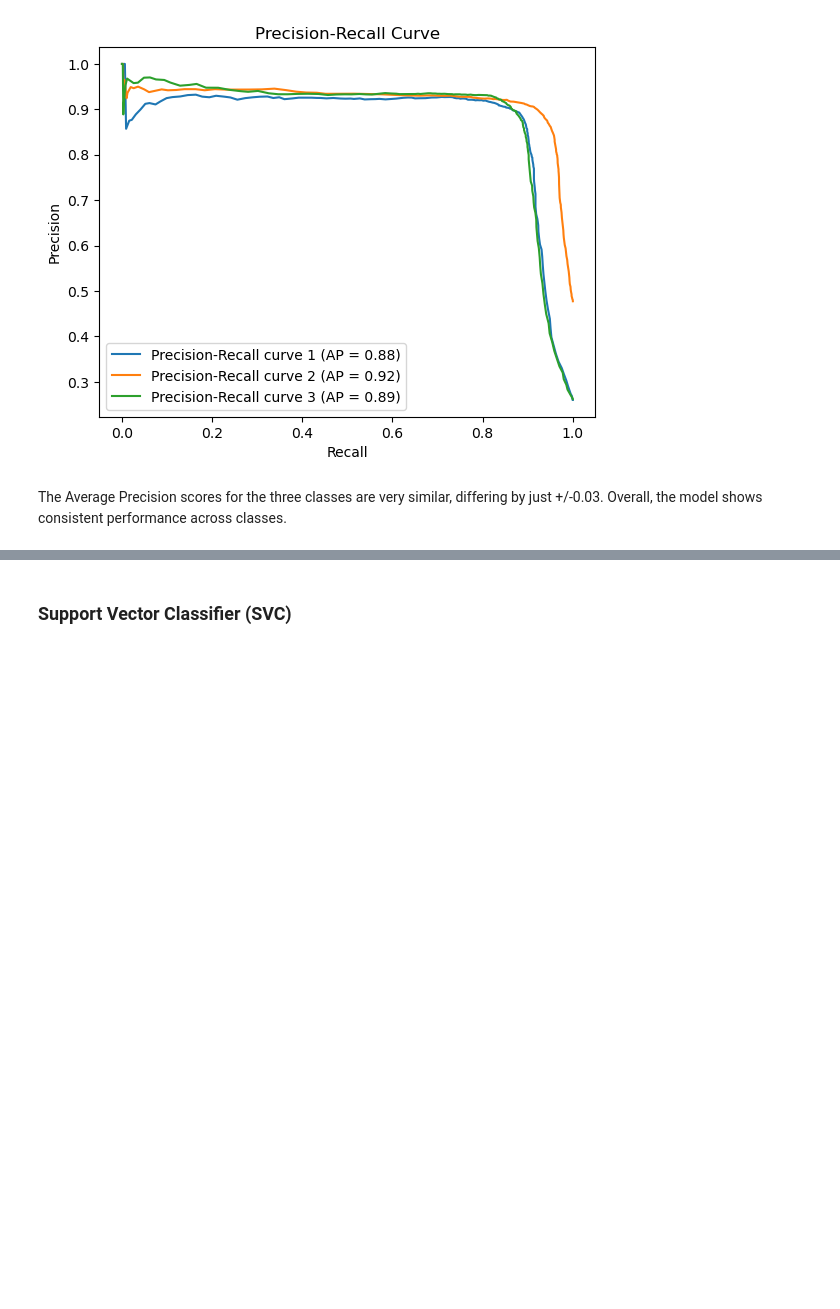
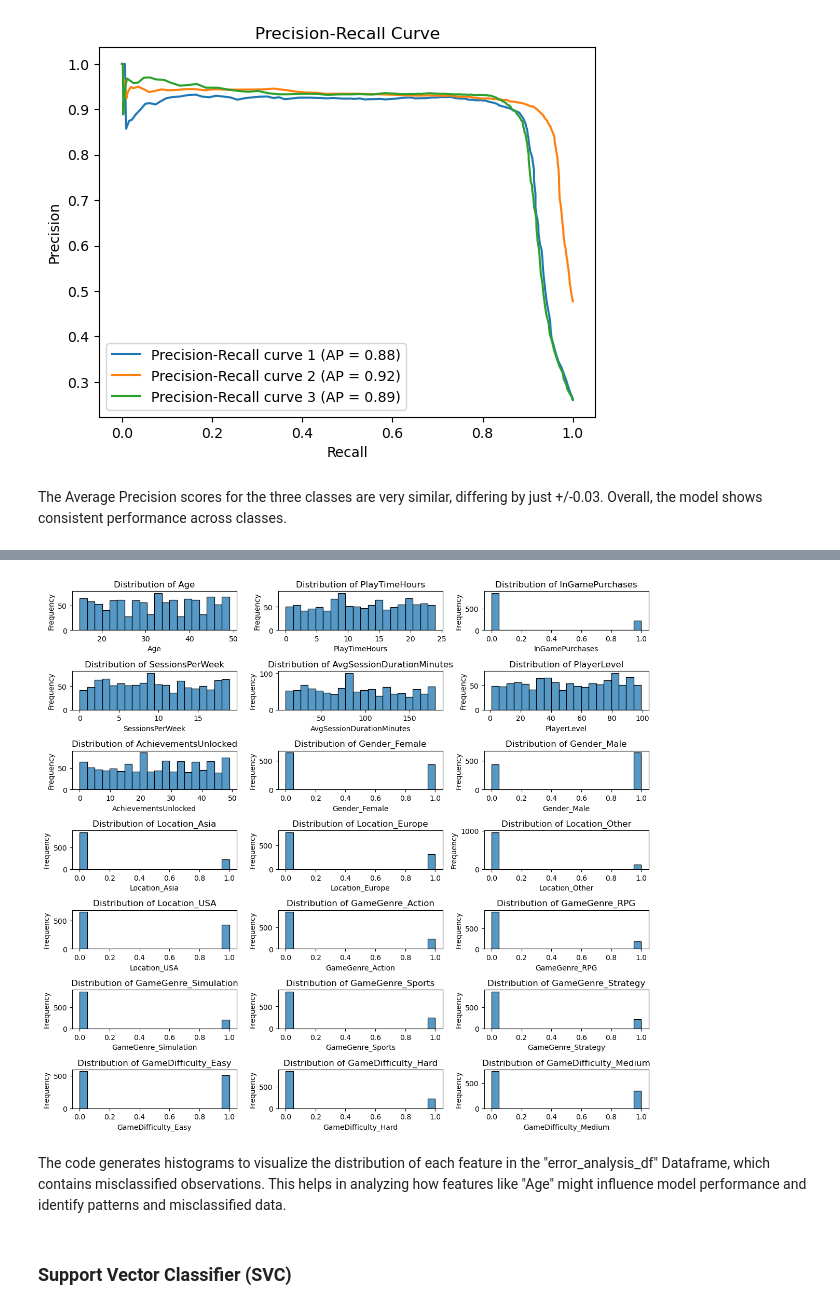
Before and after one commit to ayberkozcan/classification-exercises, a Jupyter notebook: Analyzing Gamer Behaviors/classification_gamer.ipynb, the cells around one changed output, grey strips where cells are left out. Drawn from its saved outputs; the diff is of its cells as text; code cells hidden in the pictures; blank space fills up the shorter version.

```diff
--- a/Analyzing Gamer Behaviors/classification_gamer.ipynb
+++ b/Analyzing Gamer Behaviors/classification_gamer.ipynb
@@ -379,6 +379,8 @@ RF Test Score:  0.8924967529223699
 
 from sklearn.preprocessing import label_binarize
 from sklearn.metrics import roc_auc_score, roc_curve
+
+y_pred_proba = best_rf_model.predict_proba(X_test)
 
 # Binarizing the true label for multi class classification
 y_test_binarized = label_binarize(y_test, classes=[1, 2, 3])
@@ -440,0 +474,10 @@ The Average Precision scores for the three classes are very similar, differing b
+# %%
+# Error Analysis
+
+misclassified = X_test[y_test != y_pred_rf]
+
+error_analysis_df = pd.DataFrame(misclassified, columns=X.columns)
+error_analysis_df["Actual"] = y_test[y_test != y_pred_rf]
+error_analysis_df["Predicted"] = y_pred_rf[y_test != y_pred_rf]
+
+print(error_analysis_df)
@@ -441,3 +502,27 @@ The Average Precision scores for the three classes are very similar, differing b
+# %%
+features = df.drop(columns=["EngagementLevel"]).columns
+
+fig, axes = plt.subplots(nrows=8, ncols=3, figsize=(12, 12), sharex=False, sharey=False)
+
+for i, feature in enumerate(features):
+    row = i // 3
+    col = i % 3
+    sns.histplot(error_analysis_df[feature], kde=False, bins=20, ax=axes[row, col])
+    axes[row, col].set_title(f'Distribution of {feature}')
+    axes[row, col].set_xlabel(feature)
+    axes[row, col].set_ylabel('Frequency')
+
+for i in range(len(features), 24):
+    row = i // 3
+    col = i % 3
+    fig.delaxes(axes[row, col])
+
+plt.tight_layout()
+plt.show()
+# %% [output]
+[figure, added]
+# %% [markdown]
+The code generates histograms to visualize the distribution of each feature in the "error_analysis_df" Dataframe, which contains misclassified observations. This helps in analyzing how features like "Age" might influence model performance and identify patterns and misclassified data.
 # %% [markdown]
 ### Support Vector Classifier (SVC)
 # %%
```
Also changed, not shown: parts of 5 cells of this notebook.
